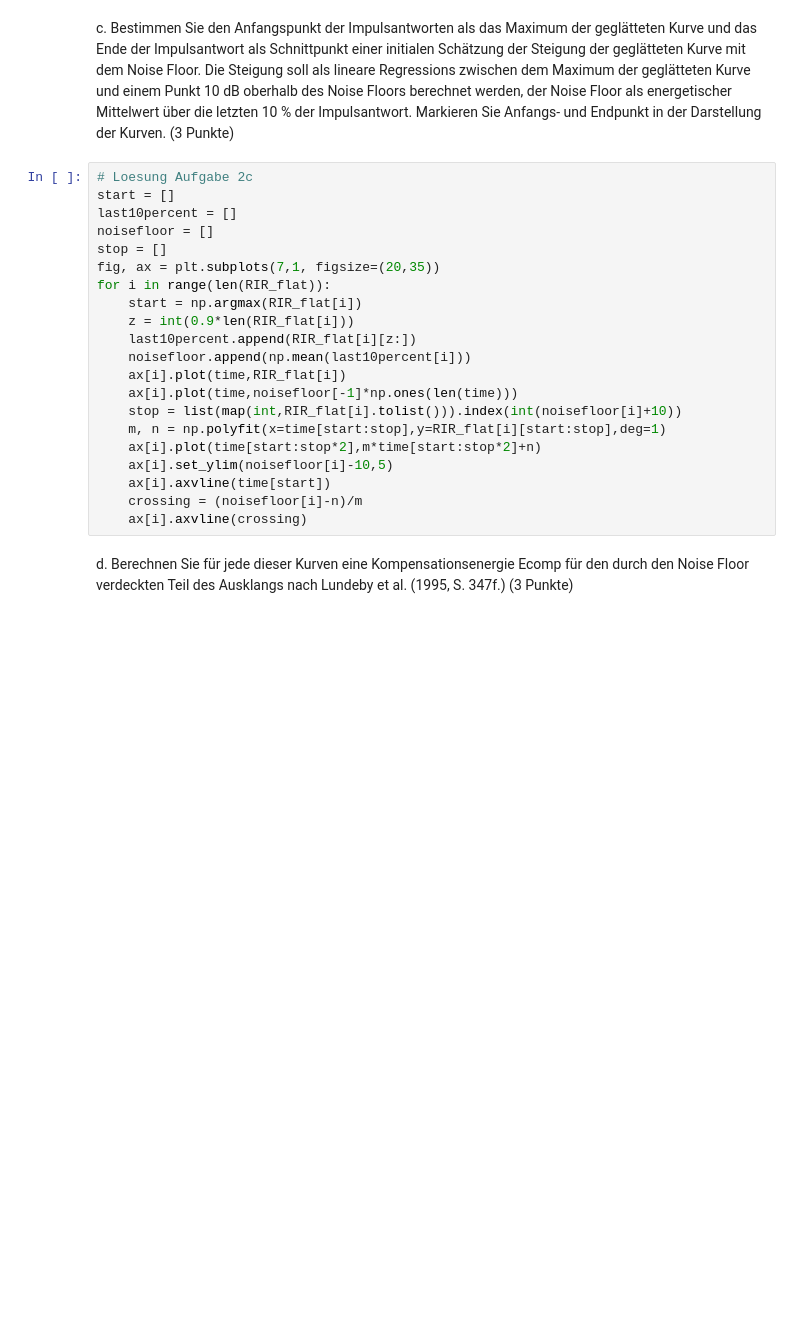
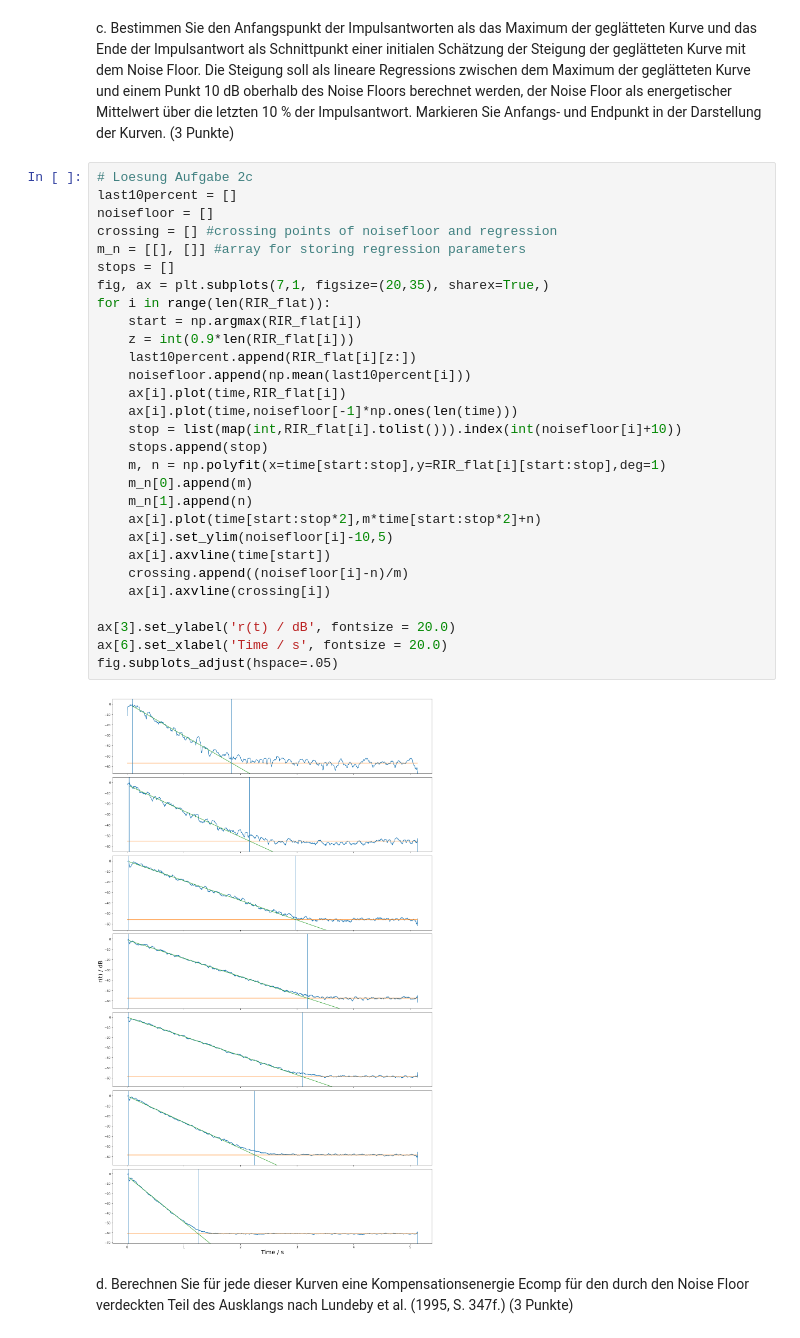
Before and after one commit to ChristianScheer97/Raumakustik_Hausaufgabe_-, a Jupyter notebook: Raumakustik_Hausaufgabe1.ipynb, the cells around one changed output. Drawn from its saved outputs; the diff is of its cells as text; blank space fills up the shorter version.

```diff
--- a/Raumakustik_Hausaufgabe1.ipynb
+++ b/Raumakustik_Hausaufgabe1.ipynb
@@ -125,24 +133,34 @@ for j in range(len(filters)):
 c. Bestimmen Sie den Anfangspunkt der Impulsantworten als das Maximum der geglätteten Kurve und das Ende der Impulsantwort als Schnittpunkt einer initialen Schätzung der Steigung der geglätteten Kurve mit dem Noise Floor. Die Steigung soll als lineare Regressions zwischen dem Maximum der geglätteten Kurve und einem Punkt 10 dB oberhalb des Noise Floors berechnet werden, der Noise Floor als energetischer Mittelwert über die letzten 10 % der Impulsantwort. Markieren Sie Anfangs- und Endpunkt in der Darstellung der Kurven. (3 Punkte)
 # %%
 # Loesung Aufgabe 2c
-start = []
 last10percent = []
 noisefloor = []
-stop = []
-fig, ax = plt.subplots(7,1, figsize=(20,35))
+crossing = [] #crossing points of noisefloor and regression
+m_n = [[], []] #array for storing regression parameters
+stops = []
+fig, ax = plt.subplots(7,1, figsize=(20,35), sharex=True,)
 for i in range(len(RIR_flat)):
     start = np.argmax(RIR_flat[i])
     z = int(0.9*len(RIR_flat[i]))
     last10percent.append(RIR_flat[i][z:])
     noisefloor.append(np.mean(last10percent[i]))
     ax[i].plot(time,RIR_flat[i])
     ax[i].plot(time,noisefloor[-1]*np.ones(len(time)))
     stop = list(map(int,RIR_flat[i].tolist())).index(int(noisefloor[i]+10))
+    stops.append(stop)
     m, n = np.polyfit(x=time[start:stop],y=RIR_flat[i][start:stop],deg=1)
+    m_n[0].append(m)
+    m_n[1].append(n)
     ax[i].plot(time[start:stop*2],m*time[start:stop*2]+n)
     ax[i].set_ylim(noisefloor[i]-10,5)
     ax[i].axvline(time[start])
-    crossing = (noisefloor[i]-n)/m
-    ax[i].axvline(crossing)
+    crossing.append((noisefloor[i]-n)/m)
+    ax[i].axvline(crossing[i])
+
+ax[3].set_ylabel('r(t) / dB', fontsize = 20.0)
+ax[6].set_xlabel('Time / s', fontsize = 20.0)
+fig.subplots_adjust(hspace=.05)
+# %% [output]
+[figure, added]
 # %% [markdown]
 d. Berechnen Sie für jede dieser Kurven eine Kompensationsenergie Ecomp für den durch den Noise Floor verdeckten Teil des Ausklangs nach Lundeby et al. (1995, S. 347f.) (3 Punkte)
```
Also changed, not shown: parts of 6 cells of this notebook.
